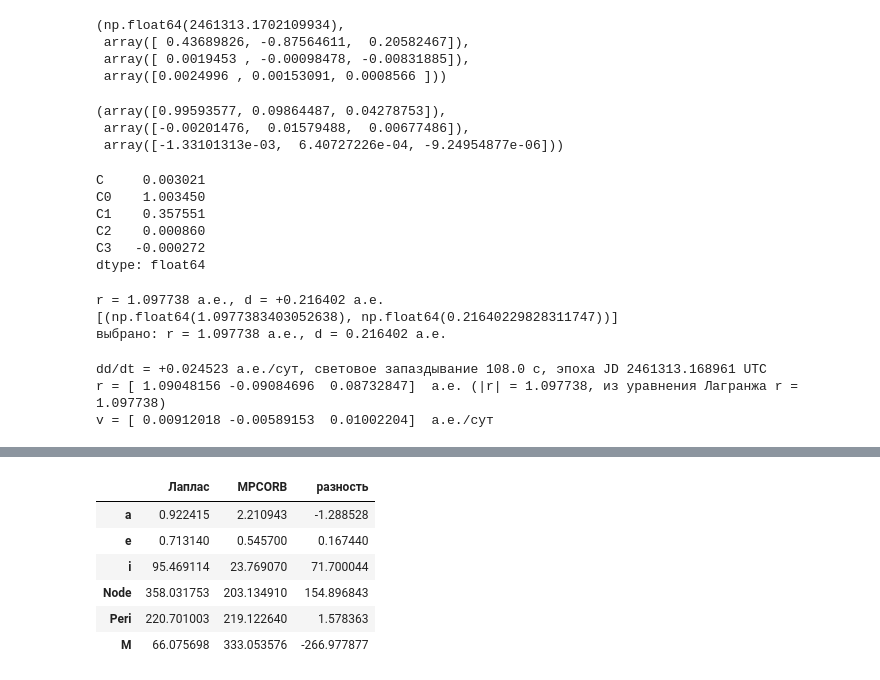
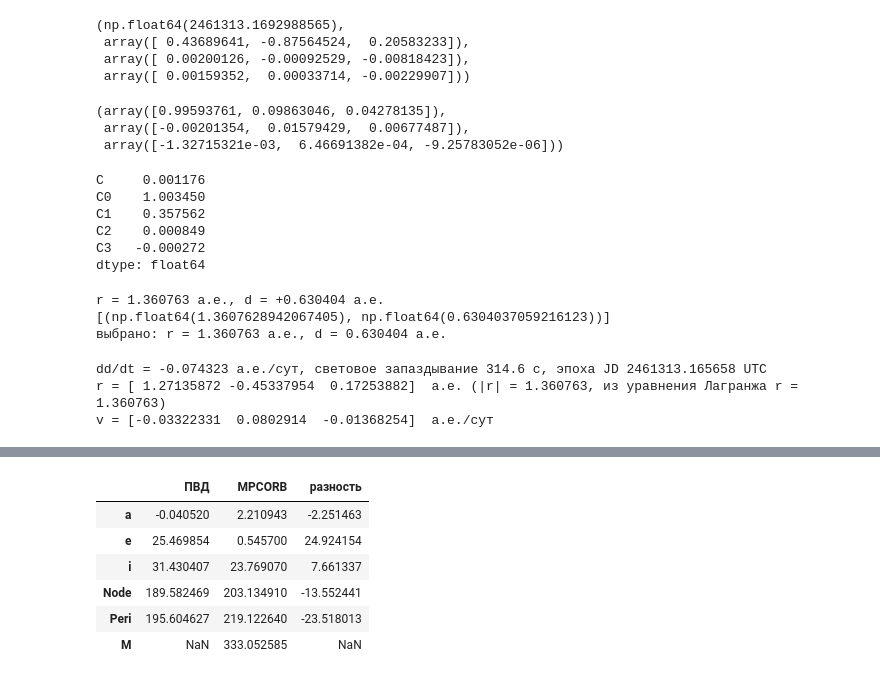
Before and after one commit to ymax74/sfa, a Jupyter notebook: game14/amp.ipynb, the cells around one changed output, grey strips where cells are left out. Saved outputs shown, nothing was run; the diff lists cells and outputs as text; code cells hidden in the pictures.

```diff
--- a/game14/amp.ipynb
+++ b/game14/amp.ipynb
@@ -110,24 +110,25 @@ def analyze_vector_D(pos, n):
 
     return jd0, D, dotD, ddotD
 # %%
-RADEC_CSV = Path("../game12/24445_20260929_radec.csv")
+RADEC_CSV = Path("/home/pavel/Downloads/24445_20260929_radec.csv")
 
-pos = pd.read_csv(RADEC_CSV)
+pos = pd.read_csv(RADEC_CSV).sort_values("JD").reset_index(drop=True)
+
 n = 3
 JD0, D, dotD, ddotD = analyze_vector_D(pos, n)
 JD0, D, dotD, ddotD
 # %% [output]
-(np.float64(2461313.1702109934),
- array([ 0.43689826, -0.87564611,  0.20582467]),
- array([ 0.0019453 , -0.00098478, -0.00831885]),
- array([0.0024996 , 0.00153091, 0.0008566 ]))
+(np.float64(2461313.1692988565),
+ array([ 0.43689641, -0.87564524,  0.20583233]),
+ array([ 0.00200126, -0.00092529, -0.00818423]),
+ array([ 0.00159352,  0.00033714, -0.00229907]))
 # %%
 g, dot_g, ddot_g = get_observer_state(JD0, location='217', asteph_dir=ASTEPH_DIR)
 g, dot_g, ddot_g
 # %% [output]
-(array([0.99593577, 0.09864487, 0.04278753]),
- array([-0.00201476,  0.01579488,  0.00677486]),
- array([-1.33101313e-03,  6.40727226e-04, -9.24954877e-06]))
+(array([0.99593761, 0.09863046, 0.04278135]),
+ array([-0.00201354,  0.01579429,  0.00677487]),
+ array([-1.32715321e-03,  6.46691382e-04, -9.25783052e-06]))
 # %%
 def pvd_frame(D, dotD, ddotD):
     """Величины метода ПВД по D, dD/dt, d2D/dt2 (раздел «Основные уравнения метода ПВД»):
@@ -155,10 +156,10 @@ def laplace_coefficients(D, dotD, ddotD, g, ddot_g):
 coef = laplace_coefficients(D, dotD, ddotD, g, ddot_g)
 pd.Series(coef)
 # %% [output]
-C     0.003021
+C     0.001176
 C0    1.003450
-C1    0.357551
-C2    0.000860
+C1    0.357562
+C2    0.000849
 C3   -0.000272
 dtype: float64
 # %%
@@ -189,9 +190,9 @@ print(good)
 r, d = good[min(ROOT_INDEX, len(good)-1)]
 print(f'выбрано: r = {r:.6f} а.е., d = {d:.6f} а.е.')
 # %% [output]
-r = 1.097738 а.е., d = +0.216402 а.е.
-[(np.float64(1.0977383403052638), np.float64(0.21640229828311747))]
-выбрано: r = 1.097738 а.е., d = 0.216402 а.е.
+r = 1.360763 а.е., d = +0.630404 а.е.
+[(np.float64(1.3607628942067405), np.float64(0.6304037059216123))]
+выбрано: r = 1.360763 а.е., d = 0.630404 а.е.
 # %%
 def laplace_state(D, dotD, ddotD, g, dot_g, ddot_g, r, d):
     """dd/dt и гелиоцентрические векторы положения и скорости астероида.
@@ -209,9 +210,9 @@ print(f'dd/dt = {dot_d:+.6f} а.е./сут, световое запаздыва
 print('r =', r_vec, f' а.е. (|r| = {np.linalg.norm(r_vec):.6f}, из уравнения Лагранжа r = {r:.6f})')
 print('v =', v_vec, ' а.е./сут')
 # %% [output]
-dd/dt = +0.024523 а.е./сут, световое запаздывание 108.0 с, эпоха JD 2461313.168961 UTC
-r = [ 1.09048156 -0.09084696  0.08732847]  а.е. (|r| = 1.097738, из уравнения Лагранжа r = 1.097738)
-v = [ 0.00912018 -0.00589153  0.01002204]  а.е./сут
+dd/dt = -0.074323 а.е./сут, световое запаздывание 314.6 с, эпоха JD 2461313.165658 UTC
+r = [ 1.27135872 -0.45337954  0.17253882]  а.е. (|r| = 1.360763, из уравнения Лагранжа r = 1.360763)
+v = [-0.03322331  0.0802914  -0.01368254]  а.е./сут
 # %%
 def orbital_elements(r_eq, v_eq):
     """Гелиоцентрические элементы (эклиптика и равноденствие J2000) по векторам в экваториальной системе.
@@ -259,8 +260,8 @@ def read_mpcorb(target, path=os.path.join(ASTEPH_DIR, 'MPCORB.DAT')):
 el = orbital_elements(r_vec, v_vec)
 mpc = read_mpcorb(ASTID)
 mpc_M = (mpc['M'] + mpc['n']*(JD_EPOCH - mpc['epoch'])) % 360 # перенос M на нашу эпоху
-cmp = pd.DataFrame({'Лаплас': el, 'MPCORB': {k: (mpc_M if k == 'M' else mpc[k]) for k in el}})
-cmp['разность'] = cmp['Лаплас'] - cmp['MPCORB']
+cmp = pd.DataFrame({'ПВД': el, 'MPCORB': {k: (mpc_M if k == 'M' else mpc[k]) for k in el}})
+cmp['разность'] = cmp['ПВД'] - cmp['MPCORB']
 print(f"эпоха JD {JD_EPOCH:.5f}; MPCORB: эпоха элементов JD {mpc['epoch']:.1f}, M перенесена на нашу эпоху")
 cmp
 # %% [output]
@@ -268,7 +269,7 @@ cmp
-|  | Лаплас | MPCORB | разность |
-| a | 0.922415 | 2.210943 | -1.288528 |
-| e | 0.713140 | 0.545700 | 0.167440 |
-| i | 95.469114 | 23.769070 | 71.700044 |
-| Node | 358.031753 | 203.134910 | 154.896843 |
-| Peri | 220.701003 | 219.122640 | 1.578363 |
-| M | 66.075698 | 333.053576 | -266.977877 |
+|  | ПВД | MPCORB | разность |
+| a | -0.040520 | 2.210943 | -2.251463 |
+| e | 25.469854 | 0.545700 | 24.924154 |
+| i | 31.430407 | 23.769070 | 7.661337 |
+| Node | 189.582469 | 203.134910 | -13.552441 |
+| Peri | 195.604627 | 219.122640 | -23.518013 |
+| M | NaN | 333.052585 | NaN |
```
Also changed, not shown: parts of 1 cell of this notebook, 7 other files.
